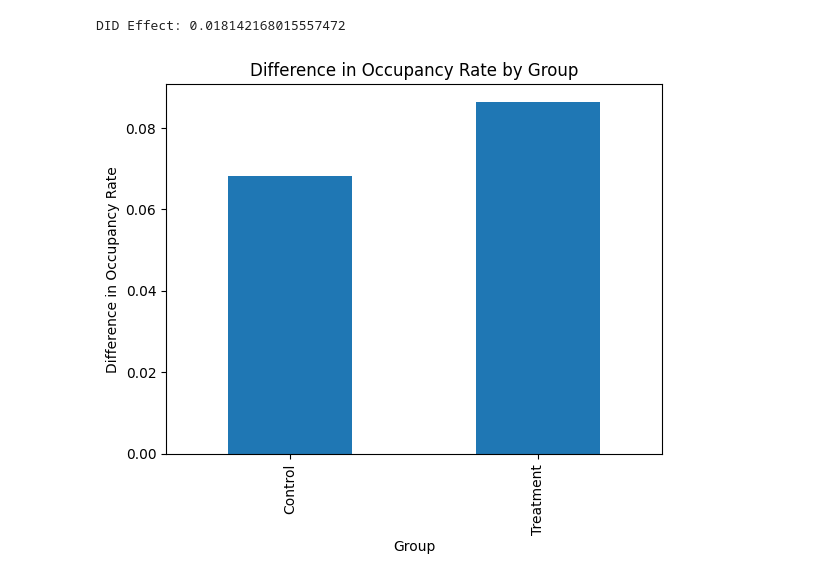
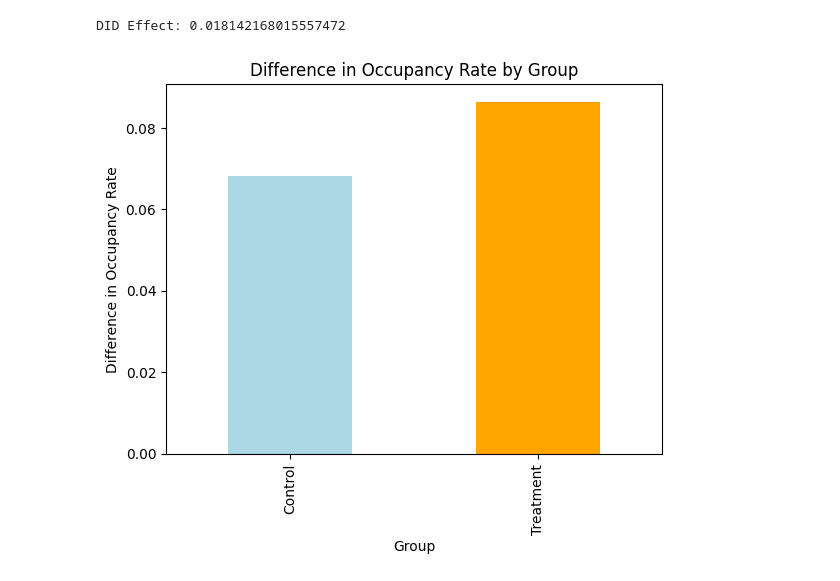
Before and after one commit to Vishnuanand77/airbnb-superhost-prediction, a Jupyter notebook: Difference_in_differences.ipynb, the cells around one changed output. Cells and saved outputs as stored; diff of their text form; code cells hidden in the pictures.

```diff
--- a/Difference_in_differences.ipynb
+++ b/Difference_in_differences.ipynb
@@ -22,33 +22,34 @@ control_group = filtered_data.groupby('Airbnb Host ID').filter(
 # Step 4: Create treatment group (hosts not a superhost in period 18 but became a superhost in period 19)
 treatment_group = filtered_data.groupby('Airbnb Host ID').filter(
     lambda x: (x['Superhost'].iloc[0] == 0) and (x['Superhost'].iloc[1] == 1)
 )
 
 # Step 5: Prepare data for DID analysis
 control_group['Group'] = 'Control'
 treatment_group['Group'] = 'Treatment'
 combined_data = pd.concat([control_group, treatment_group])
 
 # Step 6: Calculate the difference in occupancy rate between the two periods
 combined_data['Period'] = combined_data['superhost_period_all'].apply(lambda x: 'Pre' if x == 19 else 'Post')
 grouped = combined_data.groupby(['Airbnb Host ID', 'Group', 'Period'])['occupancy_rate'].mean().unstack()
 
 # Calculate the difference for each group
 grouped['Difference'] = grouped['Post'] - grouped['Pre']
 did_data = grouped.reset_index()
 
 # Calculate DID
 did_summary = did_data.groupby('Group')['Difference'].mean()
 did_effect = did_summary['Treatment'] - did_summary['Control']
 
 print(f"DID Effect: {did_effect}")
 
-# Plotting results
-did_data.groupby('Group')['Difference'].mean().plot(kind='bar')
+# Plotting results with specific colors
+colors = ['lightblue', 'orange']  # Colors for Control and Treatment groups
+did_summary.plot(kind='bar', color=colors)
 plt.title('Difference in Occupancy Rate by Group')
 plt.ylabel('Difference in Occupancy Rate')
 plt.xlabel('Group')
 plt.show()
 # %% [output]
 DID Effect: 0.018142168015557472
-[figure, old version]
+[figure, new version]
```
Also changed, not shown: 1 other file.
